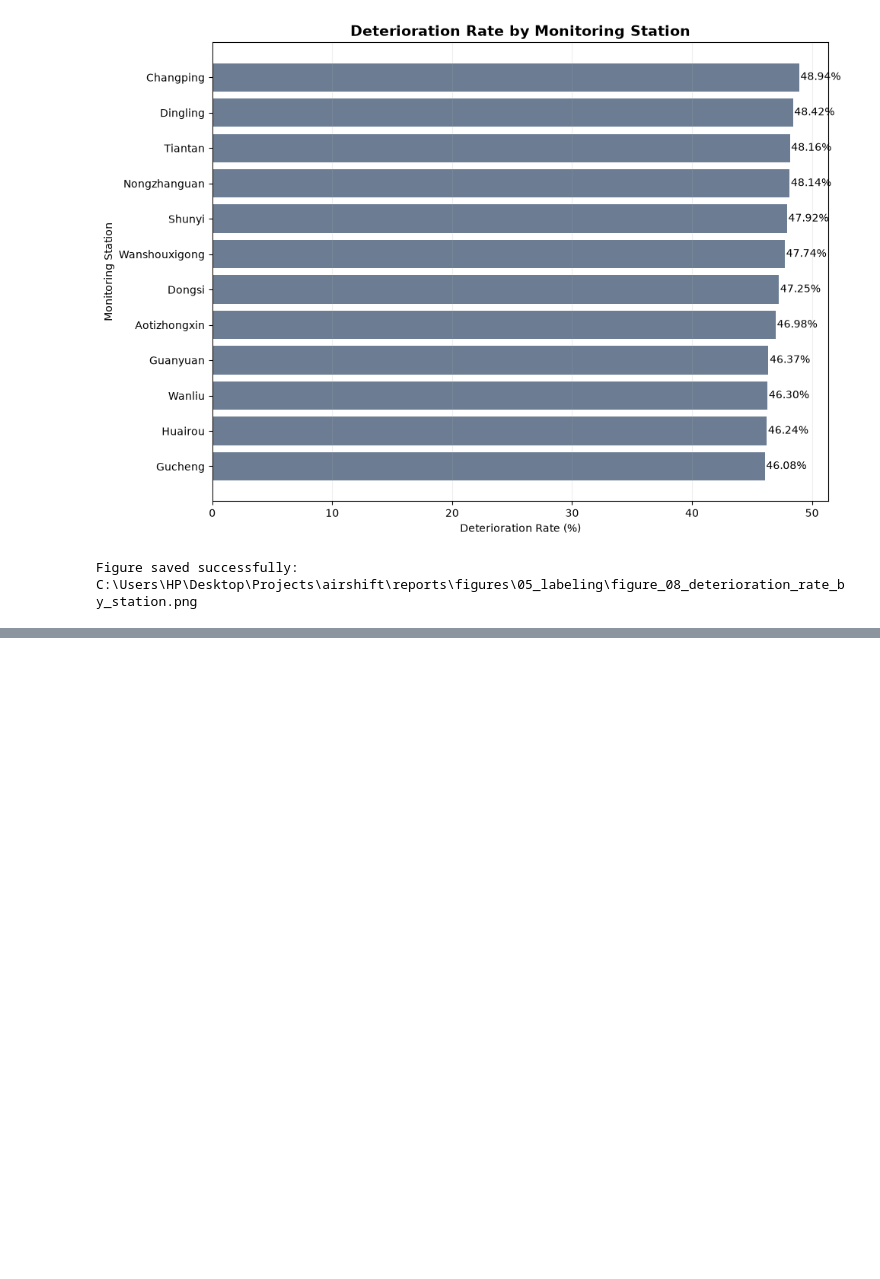
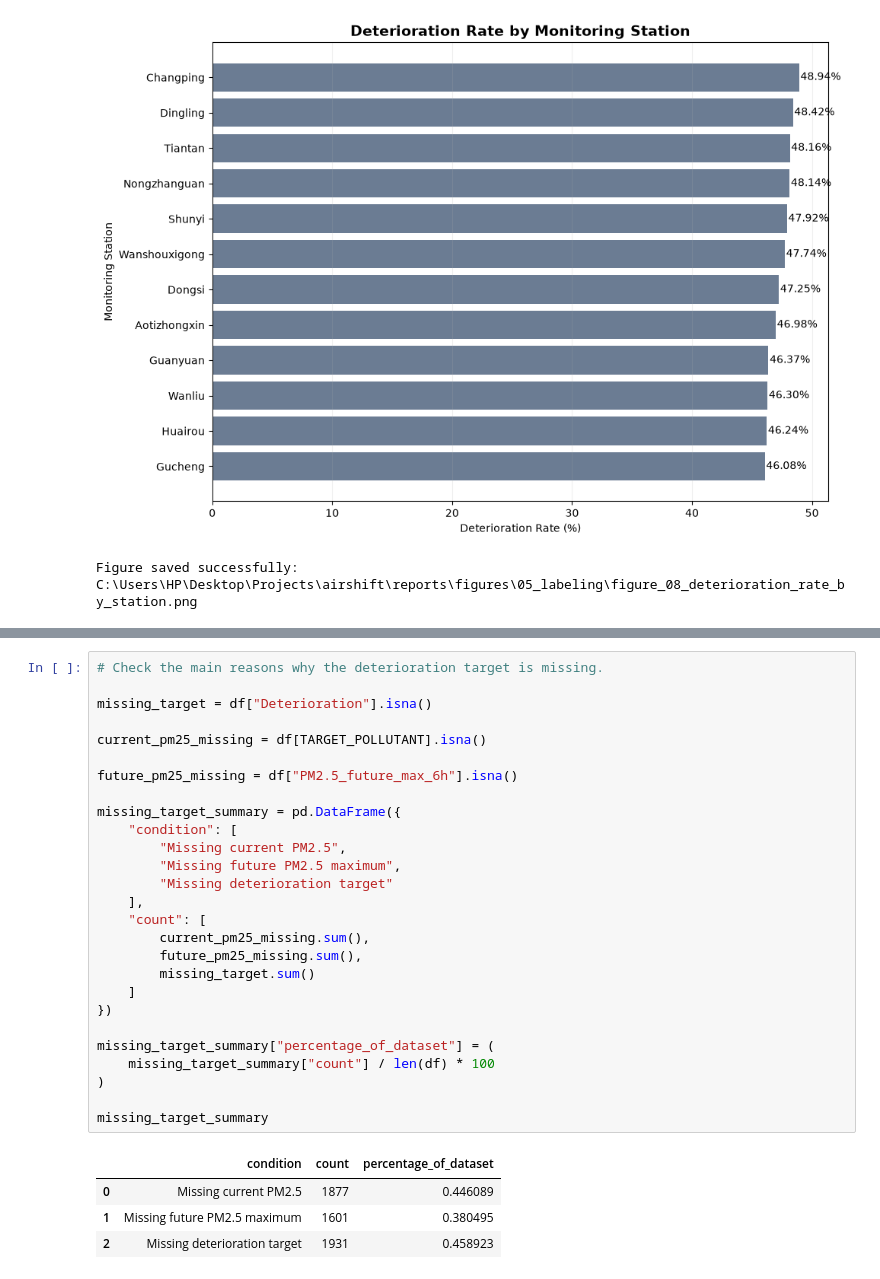
Before and after one commit to saraalwadia/airshift, a Jupyter notebook: notebooks/05_labeling.ipynb, the cells around one changed output, grey strips where cells are left out. Saved outputs shown, nothing was run; the diff lists cells and outputs as text; blank space fills up the shorter version.

Commit message:
validated missing target labels

```diff
--- a/notebooks/05_labeling.ipynb
+++ b/notebooks/05_labeling.ipynb
@@ -532,0 +541,32 @@ C:\Users\HP\Desktop\Projects\airshift\reports\figures\05_labeling\figure_08_dete
+# %%
+# Check the main reasons why the deterioration target is missing.
+
+missing_target = df["Deterioration"].isna()
+
+current_pm25_missing = df[TARGET_POLLUTANT].isna()
+
+future_pm25_missing = df["PM2.5_future_max_6h"].isna()
+
+missing_target_summary = pd.DataFrame({
+    "condition": [
+        "Missing current PM2.5",
+        "Missing future PM2.5 maximum",
+        "Missing deterioration target"
+    ],
+    "count": [
+        current_pm25_missing.sum(),
+        future_pm25_missing.sum(),
+        missing_target.sum()
+    ]
+})
+
+missing_target_summary["percentage_of_dataset"] = (
+    missing_target_summary["count"] / len(df) * 100
+)
+
+missing_target_summary
+# %% [output]
+|  | condition | count | percentage_of_dataset |
+| 0 | Missing current PM2.5 | 1877 | 0.446089 |
+| 1 | Missing future PM2.5 maximum | 1601 | 0.380495 |
+| 2 | Missing deterioration target | 1931 | 0.458923 |
```
Also changed, not shown: parts of 8 cells of this notebook.
